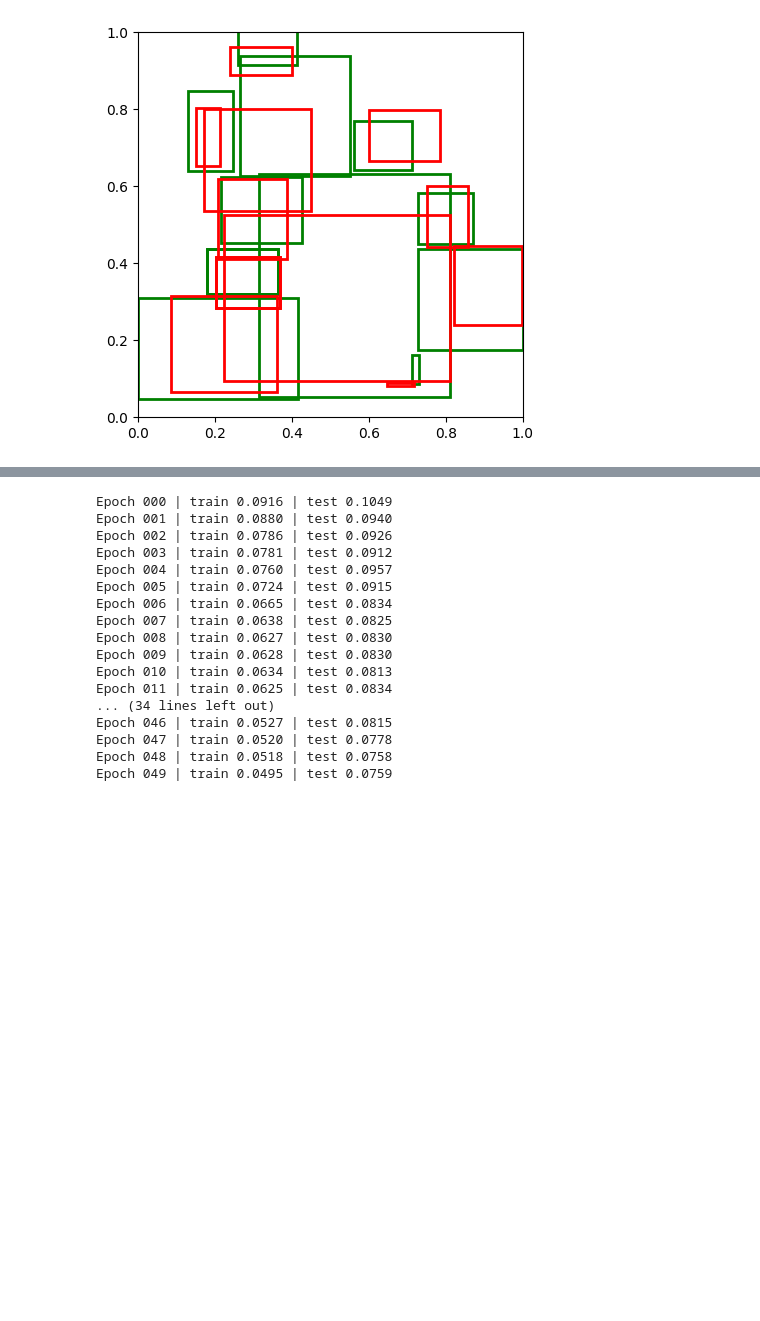
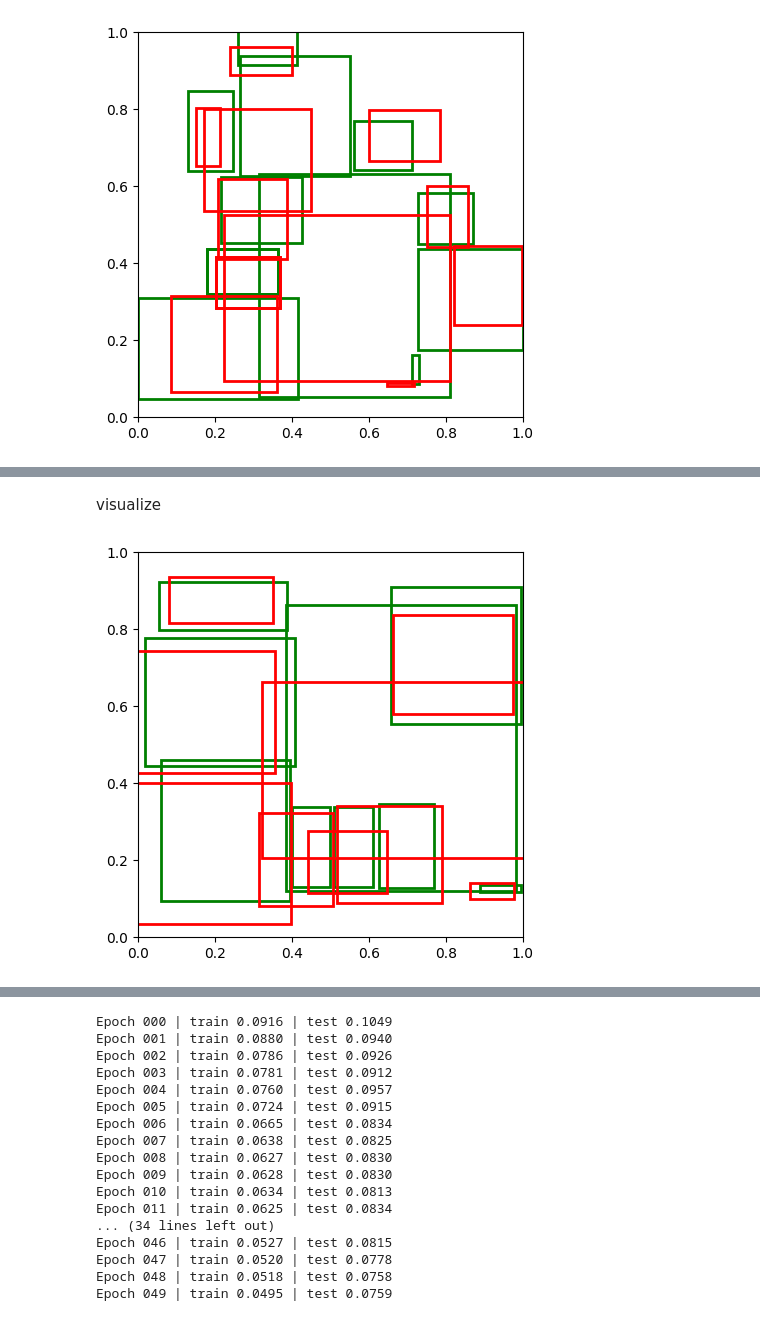
Before and after one commit to dexterhere04/FloorPlan-Pipeline, a Jupyter notebook: model_testing.ipynb, the cells around one changed output, grey strips where cells are left out. Cells and saved outputs as stored; diff of their text form; code cells hidden in the pictures; blank space fills up the shorter version.

```diff
--- a/model_testing.ipynb
+++ b/model_testing.ipynb
@@ -436,0 +584,6 @@ visualize_pred_boxes(
+# %% [markdown]
+visualize
+# %%
+visualize_prediction(8)
+# %% [output]
+[figure, added]
```
Also changed, not shown: parts of 15 cells of this notebook, 1 other file.
